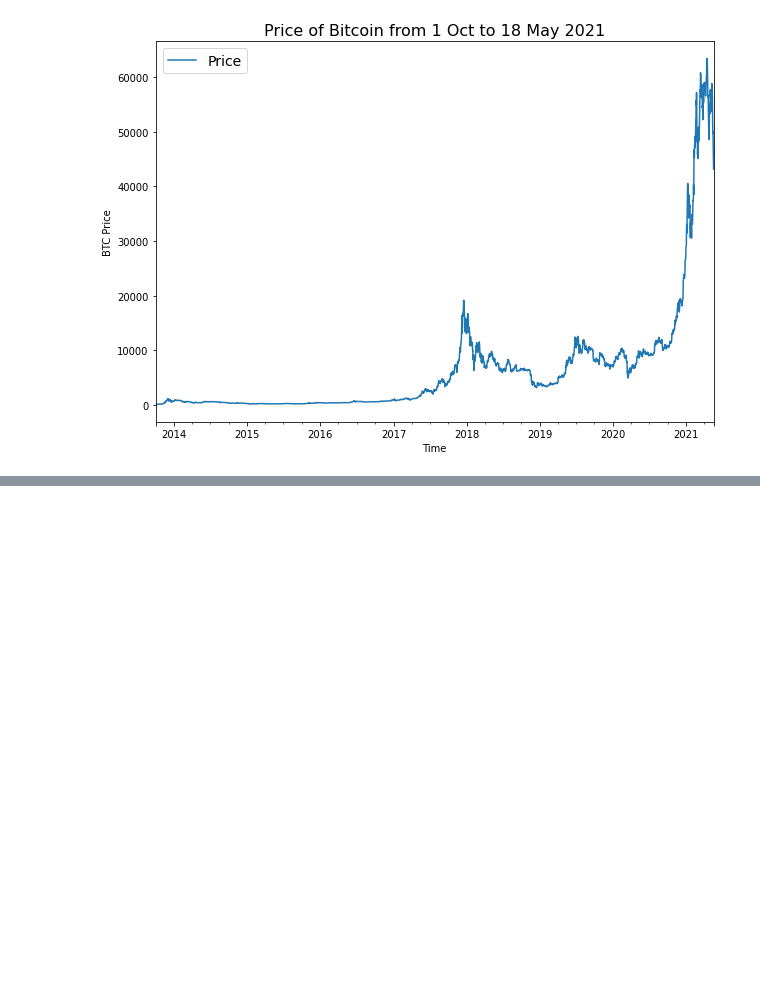
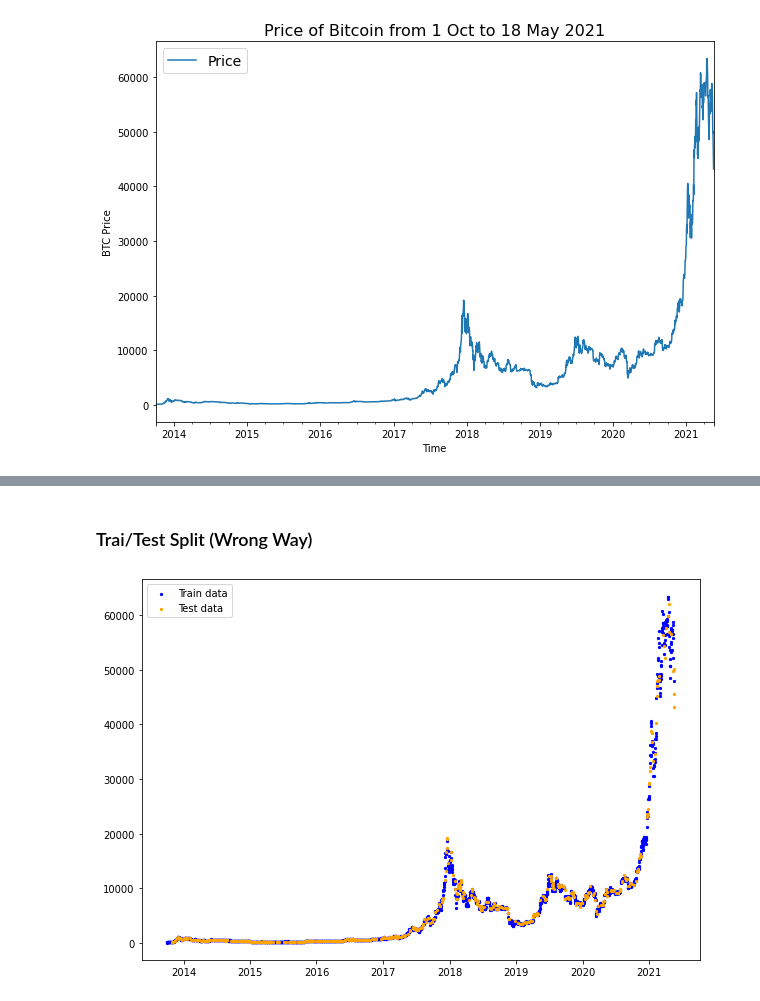
Before and after one commit to sugarbody/Time-Series-Forecasting, a Jupyter notebook: Time_Series_Forecasting.ipynb, the cells around one changed output, grey strips where cells are left out. Drawn from its saved outputs; the diff is of its cells as text; code cells hidden in the pictures; blank space fills up the shorter version.

```diff
--- a/Time_Series_Forecasting.ipynb
+++ b/Time_Series_Forecasting.ipynb
@@ -141,0 +205,12 @@ plt.legend(fontsize=14);
+# %% [markdown]
+### Trai/Test Split (Wrong Way)
+# %%
+X_train, X_test, y_train, y_test = train_test_split(time, price, test_size=0.2, random_state=42)
+
+plt.figure(figsize=(10, 7))
+plt.scatter(X_train, y_train, s=5, color='blue', label="Train data")
+plt.scatter(X_test, y_test, s=5, color='orange', label="Test data")
+plt.legend()
+plt.show()
+# %% [output]
+[figure, added]
```
Also changed, not shown: parts of 15 cells of this notebook.
